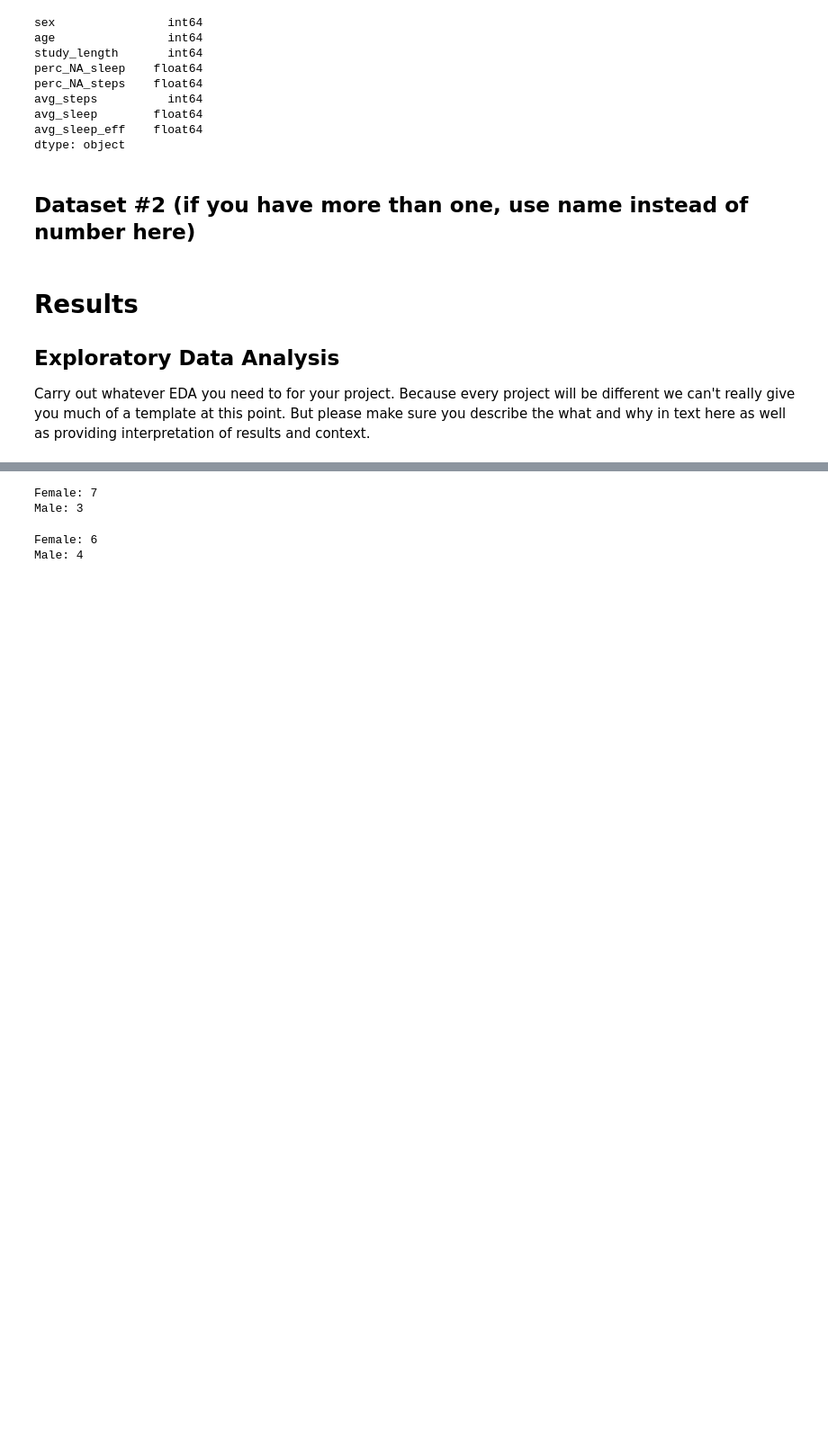
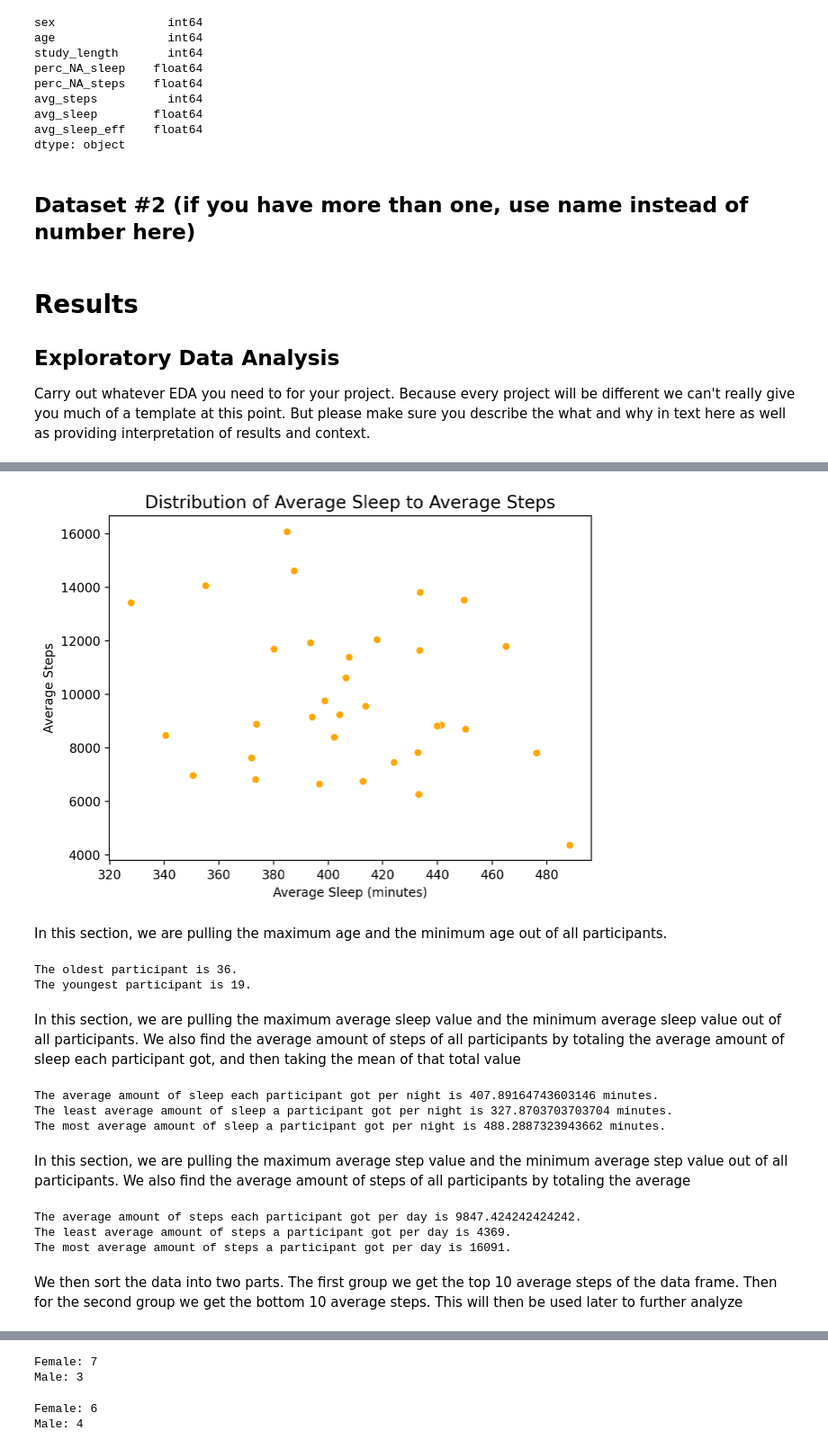
Before and after one commit to amchang2/Sleep-and-Exercise-Data-Visualization, a Jupyter notebook: EDACheckpoint_Group026-FA24.ipynb, the cells around one changed output, grey strips where cells are left out. Shown at 90% size. Drawn from its saved outputs; the diff is of its cells as text; code cells hidden in the pictures; blank space fills up the shorter version.

```diff
--- a/EDACheckpoint_Group026-FA24.ipynb
+++ b/EDACheckpoint_Group026-FA24.ipynb
@@ -425,0 +251,52 @@ There is no significant difference in avg_sleep between the two groups.
+# %%
+sns.scatterplot(x='avg_sleep', y='avg_steps', data=df, color='#ffa600')
+plt.title('Distribution of Average Sleep to Average Steps', fontsize=14)
+plt.xlabel('Average Sleep (minutes)', fontsize=10)
+plt.ylabel('Average Steps', fontsize=10)
+
+plt.tight_layout()
+plt.show()
+# %% [output]
+[figure, added]
+# %% [markdown]
+In this section, we are pulling the maximum age and the minimum age out of all participants.
+# %%
+max_age = df['age'].max()
+min_age = df['age'].min()
+print(f"The oldest participant is {max_age}.")
+print(f"The youngest participant is {min_age}.")
+# %% [output]
+The oldest participant is 36.
+The youngest participant is 19.
+# %% [markdown]
+In this section, we are pulling the maximum average sleep value and the minimum average sleep value out of all participants. We also find the average amount of steps of all participants by totaling the average amount of sleep each participant got, and then taking the mean of that total value
+# %%
+max_sleep = df['avg_sleep'].max()
+min_sleep = df['avg_sleep'].min()
+sleep_values = df['avg_sleep']
+sleep_values_avg = sleep_values.mean()
+
+print(f"The average amount of sleep each participant got per night is {sleep_values_avg} minutes.")
+print(f"The least average amount of sleep a participant got per night is {min_sleep} minutes.")
+print(f"The most average amount of sleep a participant got per night is {max_sleep} minutes.")
+# %% [output]
+The average amount of sleep each participant got per night is 407.89164743603146 minutes.
+The least average amount of sleep a participant got per night is 327.8703703703704 minutes.
+The most average amount of sleep a participant got per night is 488.2887323943662 minutes.
+# %% [markdown]
+In this section, we are pulling the maximum average step value and the minimum average step value out of all participants. We also find the average amount of steps of all participants by totaling the average
+# %%
+max_steps = df['avg_steps'].max()
+min_steps = df['avg_steps'].min()
+steps_values = df['avg_steps']
+steps_values_avg = steps_values.mean()
+
+print(f"The average amount of steps each participant got per day is {steps_values_avg}.")
+print(f"The least average amount of steps a participant got per day is {min_steps}.")
+print(f"The most average amount of steps a participant got per day is {max_steps}.")
+# %% [output]
+The average amount of steps each participant got per day is 9847.424242424242.
+The least average amount of steps a participant got per day is 4369.
+The most average amount of steps a participant got per day is 16091.
+# %% [markdown]
+We then sort the data into two parts. The first group we get the top 10 average steps of the data frame. Then for the second group we get the bottom 10 average steps. This will then be used later to further analyze
```
Also changed, not shown: parts of 69 cells of this notebook.
